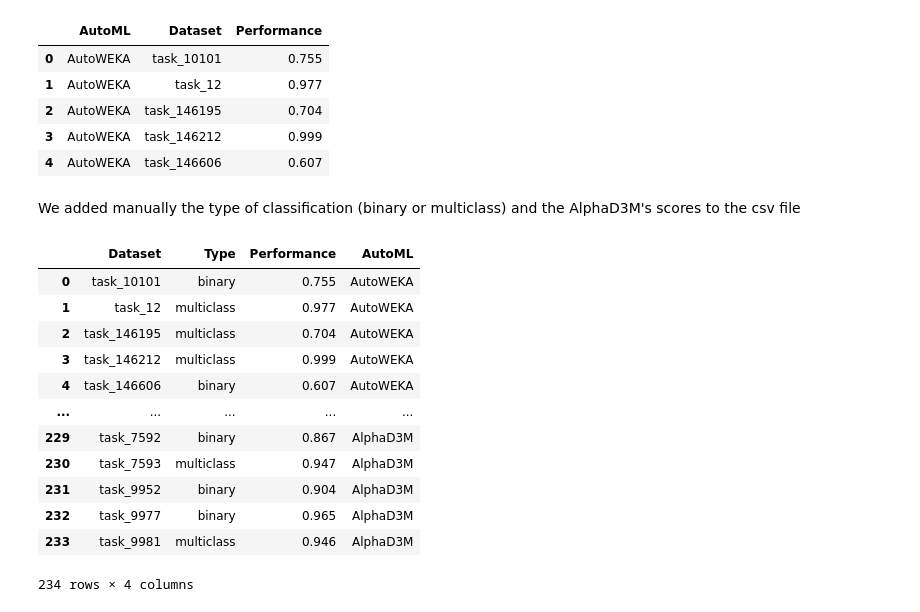
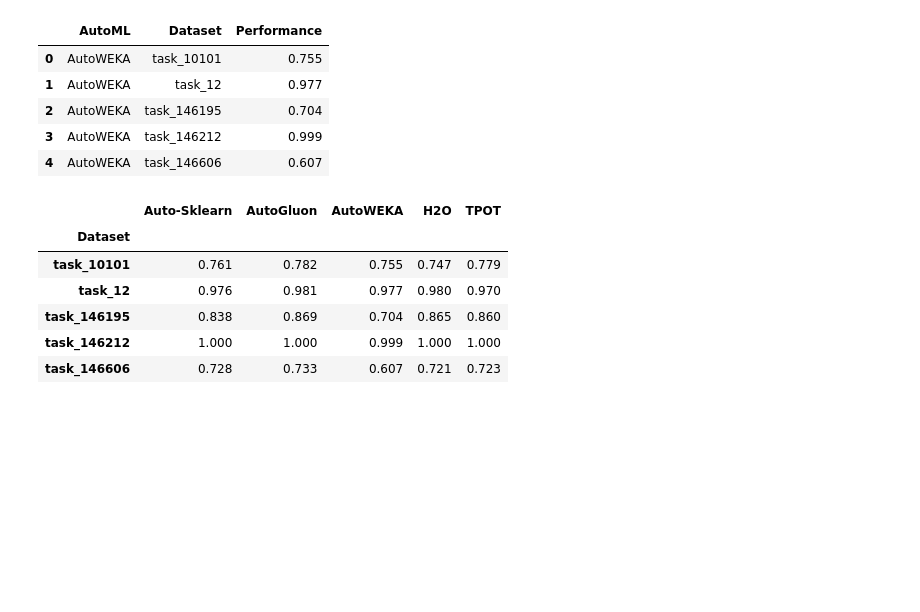
Before and after one commit to VIDA-NYU/alphad3m, a Jupyter notebook: scripts/openml_benchmark_experiment.ipynb, the cells around one changed output. Drawn from its saved outputs; the diff is of its cells as text; code cells hidden in the pictures; blank space fills up the shorter version.

```diff
--- a/scripts/openml_benchmark_experiment.ipynb
+++ b/scripts/openml_benchmark_experiment.ipynb
@@ -47,20 +45,13 @@ renamed.to_csv('resource/automlbenchmark_1h_average.csv', index=False)
-# %% [markdown]
-We added manually the type of classification (binary or multiclass) and the AlphaD3M's scores to the csv file
-# %%
-performances = pd.read_csv('resource/automlbenchmark_1h_average_alphad3m.csv')
-#performances.replace('AlphaD3M', 'SystemX', inplace=True)
-performances
-# %% [output]
-|  | Dataset | Type | Performance | AutoML |
-| 0 | task_10101 | binary | 0.755 | AutoWEKA |
-| 1 | task_12 | multiclass | 0.977 | AutoWEKA |
-| 2 | task_146195 | multiclass | 0.704 | AutoWEKA |
-| 3 | task_146212 | multiclass | 0.999 | AutoWEKA |
-| 4 | task_146606 | binary | 0.607 | AutoWEKA |
-| ... | ... | ... | ... | ... |
-| 229 | task_7592 | binary | 0.867 | AlphaD3M |
-| 230 | task_7593 | multiclass | 0.947 | AlphaD3M |
-| 231 | task_9952 | binary | 0.904 | AlphaD3M |
-| 232 | task_9977 | binary | 0.965 | AlphaD3M |
-| 233 | task_9981 | multiclass | 0.946 | AlphaD3M |
-234 rows × 4 columns
+# %%
+pivoted = renamed.pivot(index='Dataset', columns='AutoML', values='Performance')
+pivoted.columns.name = None
+pivoted.fillna(0, inplace=True)
+pivoted.head()
+# %% [output]
+|  | Auto-Sklearn | AutoGluon | AutoWEKA | H2O | TPOT |
+| Dataset |  |  |  |  |  |
+| task_10101 | 0.761 | 0.782 | 0.755 | 0.747 | 0.779 |
+| task_12 | 0.976 | 0.981 | 0.977 | 0.980 | 0.970 |
+| task_146195 | 0.838 | 0.869 | 0.704 | 0.865 | 0.860 |
+| task_146212 | 1.000 | 1.000 | 0.999 | 1.000 | 1.000 |
+| task_146606 | 0.728 | 0.733 | 0.607 | 0.721 | 0.723 |
```
Also changed, not shown: parts of 3 cells of this notebook, 2 other files.
